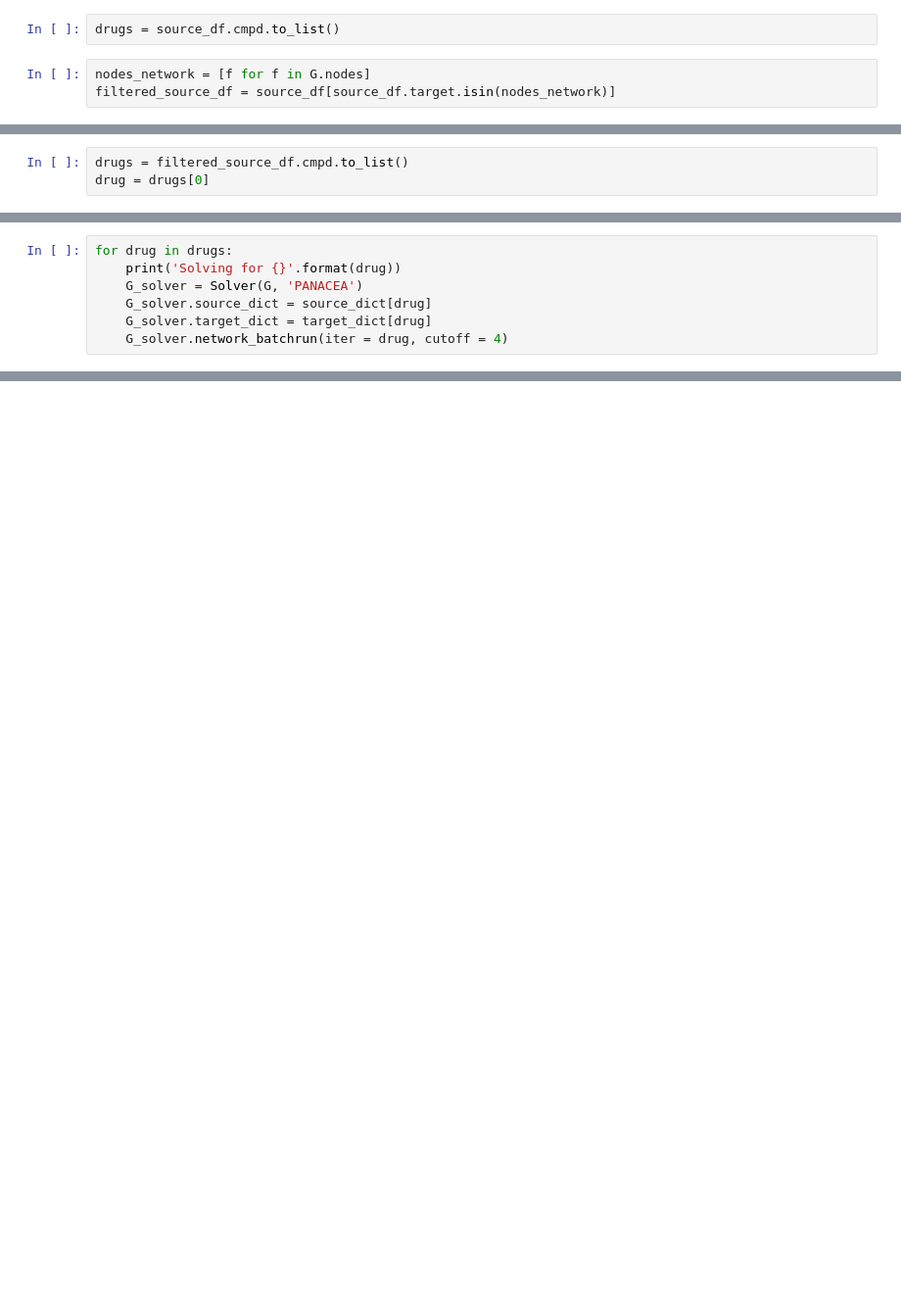
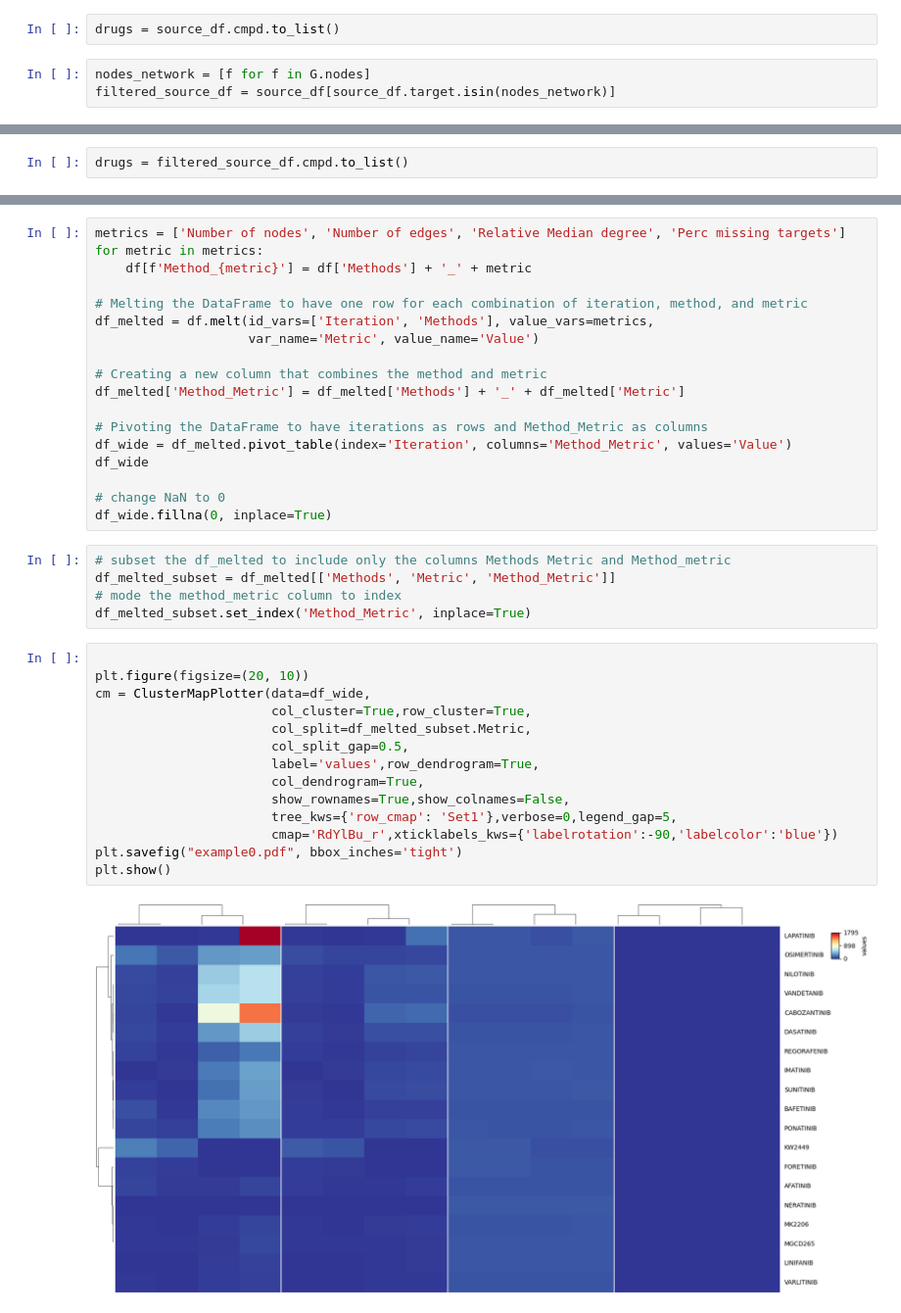
Before and after one commit to saezlab/uptown, a Jupyter notebook: panacea_study.ipynb, the cells around one changed output, grey strips where cells are left out. Shown: that part at 98% size. Cells and saved outputs as stored; diff of their text form; blank space fills up the shorter version.

Commit message:
added first evaluation with panacea

```diff
--- a/panacea_study.ipynb
+++ b/panacea_study.ipynb
@@ -100,6 +54,5 @@ source_dict
 # %%
 drugs = filtered_source_df.cmpd.to_list()
-drug = drugs[0]
 # %%
 targets = pd.read_csv('panacea_targets.tsv', sep='\t')
 targets
@@ -203,7 +153,0 @@ source_dict[drug]['LIMK1']
-# %%
-for drug in drugs:
-    print('Solving for {}'.format(drug))
-    G_solver = Solver(G, 'PANACEA')
-    G_solver.source_dict = source_dict[drug]
-    G_solver.target_dict = target_dict[drug]
-    G_solver.network_batchrun(iter = drug, cutoff = 4)
@@ -213,0 +714,39 @@ Warning: The network is too small.
+# %%
+metrics = ['Number of nodes', 'Number of edges', 'Relative Median degree', 'Perc missing targets']
+for metric in metrics:
+    df[f'Method_{metric}'] = df['Methods'] + '_' + metric
+
+# Melting the DataFrame to have one row for each combination of iteration, method, and metric
+df_melted = df.melt(id_vars=['Iteration', 'Methods'], value_vars=metrics,
+                    var_name='Metric', value_name='Value')
+
+# Creating a new column that combines the method and metric
+df_melted['Method_Metric'] = df_melted['Methods'] + '_' + df_melted['Metric']
+
+# Pivoting the DataFrame to have iterations as rows and Method_Metric as columns
+df_wide = df_melted.pivot_table(index='Iteration', columns='Method_Metric', values='Value')
+df_wide
+
+# change NaN to 0
+df_wide.fillna(0, inplace=True)
+# %%
+# subset the df_melted to include only the columns Methods Metric and Method_metric
+df_melted_subset = df_melted[['Methods', 'Metric', 'Method_Metric']]
+# mode the method_metric column to index
+df_melted_subset.set_index('Method_Metric', inplace=True)
+# %%
+
+plt.figure(figsize=(20, 10))
+cm = ClusterMapPlotter(data=df_wide,
+                       col_cluster=True,row_cluster=True,
+                       col_split=df_melted_subset.Metric,
+                       col_split_gap=0.5,
+                       label='values',row_dendrogram=True,
+                       col_dendrogram=True,
+                       show_rownames=True,show_colnames=False,
+                       tree_kws={'row_cmap': 'Set1'},verbose=0,legend_gap=5,
+                       cmap='RdYlBu_r',xticklabels_kws={'labelrotation':-90,'labelcolor':'blue'})
+plt.savefig("example0.pdf", bbox_inches='tight')
+plt.show()
+# %% [output]
+[figure, added]
```
Also changed, not shown: parts of 31 cells of this notebook, 4 other files.
